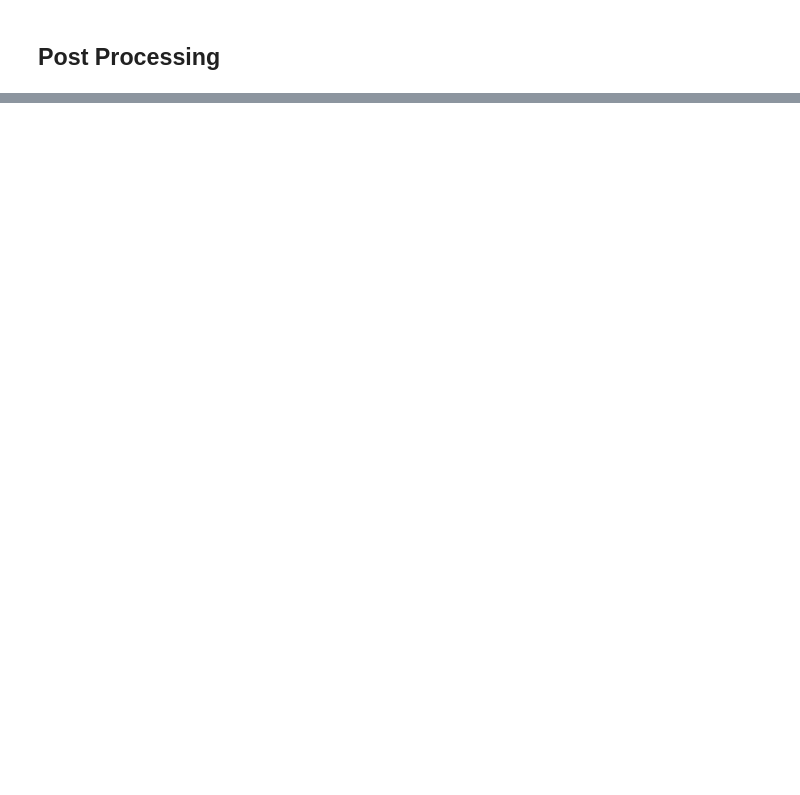
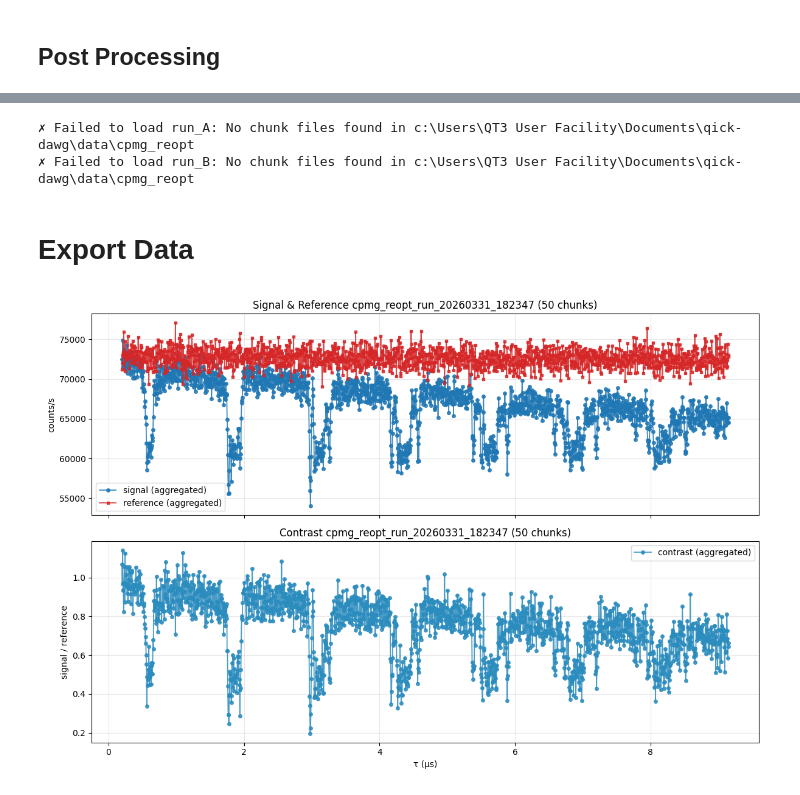
Before and after one commit to vsmar/qick-dawg, a Jupyter notebook: jupyter_notebooks/post_processing.ipynb, the cells around one changed output, grey strips where cells are left out. Cells and saved outputs as stored; diff of their text form; code cells hidden in the pictures; blank space fills up the shorter version.

```diff
--- a/jupyter_notebooks/post_processing.ipynb
+++ b/jupyter_notebooks/post_processing.ipynb
@@ -1476,0 +554,52 @@ else:
+# %%
+# Load and compare multiple runs
+# Edit the run paths below:
+
+runs_to_compare = {
+    "run_A": r"data\cpmg_reopt\cpmg_reopt_run_20260324_222413",
+    "run_B": r"data\cpmg_reopt\cpmg_reopt_run_20260326_224519",
+    # "run_C": r"data\cpmg_reopt\cpmg_reopt_run_20260327_191002",
+}
+
+# Load all runs
+comparison_data = {}
+for label, path in runs_to_compare.items():
+    try:
+        comparison_data[label] = load_run_data(path, verbose=True)
+    except Exception as e:
+        print(f"✗ Failed to load {label}: {e}")
+
+# Plot comparison (aggregated)
+if comparison_data:
+    fig, ax = plt.subplots(figsize=(12, 6))
+
+    colors = plt.cm.tab10(np.linspace(0, 1, len(comparison_data)))
+
+    for (label, data), color in zip(comparison_data.items(), colors):
+        tau_us = data["tau_us"]
+        # Aggregate chunks
+        signal_agg, reference_agg, contrast_agg = _aggregate_chunks(data)
+
+        ax.plot(
+            tau_us,
+            contrast_agg,
+            "o-",
+            lw=1.5,
+            ms=4,
+            label=label,
+            color=color,
+            alpha=0.8,
+        )
+
+    ax.set_xlabel("τ (µs)")
+    ax.set_ylabel("signal / reference")
+    ax.set_title("Contrast Comparison (aggregated)")
+    ax.grid(alpha=0.3)
+    ax.legend(fontsize=10)
+    plt.tight_layout()
+    plt.show()
+# %% [output]
+✗ Failed to load run_A: No chunk files found in c:\Users\QT3 User Facility\Documents\qick-dawg\data\cpmg_reopt
+✗ Failed to load run_B: No chunk files found in c:\Users\QT3 User Facility\Documents\qick-dawg\data\cpmg_reopt
+# %% [markdown]
+# Export Data
@@ -1476,0 +709,8 @@ else:
+# %%
+title = f"{filtered_run['run_name']}"
+if filtered_run['mode'] == 'chunks':
+    title += f" ({len(filtered_run['data'])} chunks)"
+
+plot_sweep_0pop(filtered_run, title_suffix=title)
+# %% [output]
+[figure, added]
```
Also changed, not shown: parts of 29 cells of this notebook, 5 other files.
